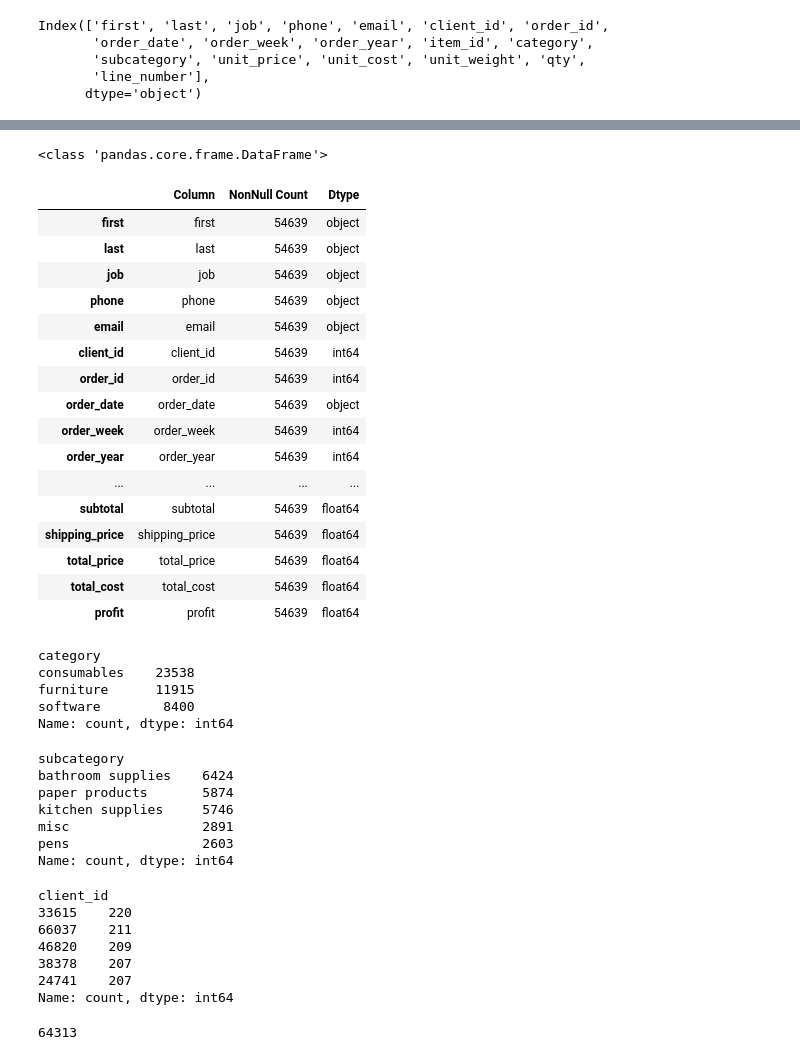
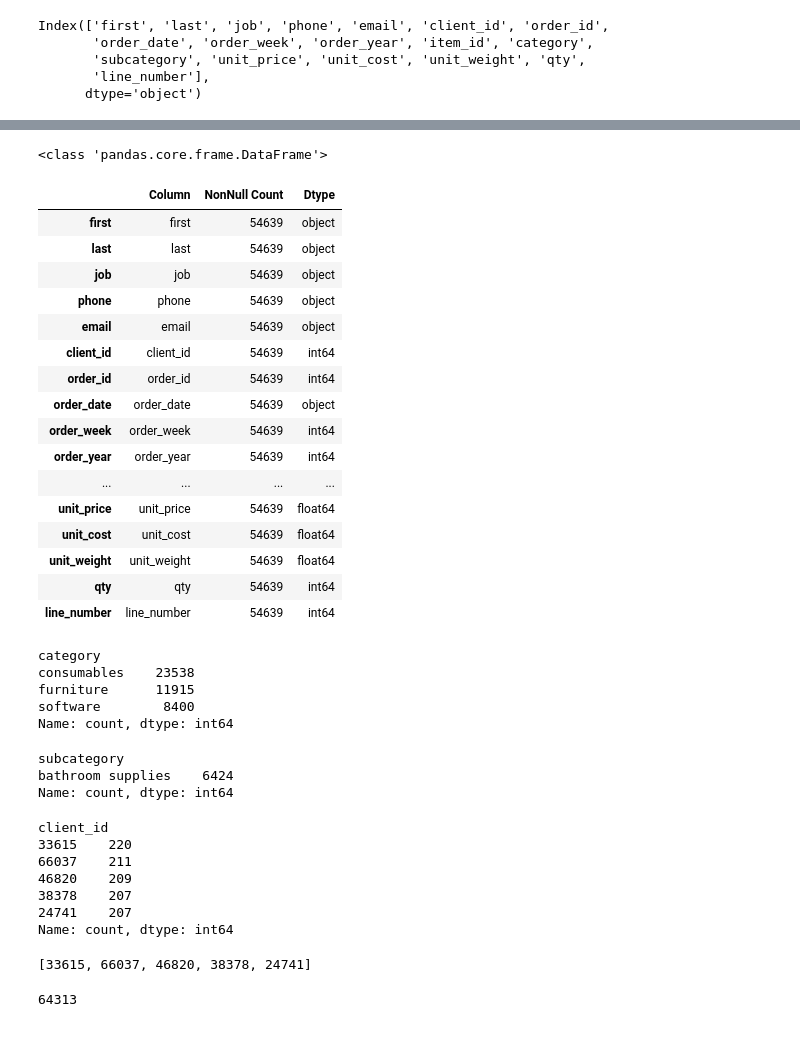
Before and after one commit to AndHol996/pandas-challenge-1, a Jupyter notebook: wholesale_data_analysis_starter_code.ipynb, the cells around one changed output, grey strips where cells are left out. Cells and saved outputs as stored; diff of their text form; code cells hidden in the pictures.

```diff
--- a/wholesale_data_analysis_starter_code.ipynb
+++ b/wholesale_data_analysis_starter_code.ipynb
@@ -39,33 +39,33 @@ dataset.describe()
 # %%
 # Use this space to do any additional research
 # and familiarize yourself with the data.
 d2=type(dataset)
 print(d2)
 d1=dataset.columns.values
 d3=dataset.dtypes
 d4=dataset.count(axis=0)
 dict={'Column': d1, 'NonNull Count':d4.values, "Dtype":d3 }
 dictdf=pd.DataFrame(dict)
-dictdf
+dictdf.head(len(dictdf))
 # %% [output]
 <class 'pandas.core.frame.DataFrame'>
 |  | Column | NonNull Count | Dtype |
 | first | first | 54639 | object |
 | last | last | 54639 | object |
 | job | job | 54639 | object |
 | phone | phone | 54639 | object |
 | email | email | 54639 | object |
 | client_id | client_id | 54639 | int64 |
 | order_id | order_id | 54639 | int64 |
 | order_date | order_date | 54639 | object |
 | order_week | order_week | 54639 | int64 |
 | order_year | order_year | 54639 | int64 |
 | ... | ... | ... | ... |
-| subtotal | subtotal | 54639 | float64 |
-| shipping_price | shipping_price | 54639 | float64 |
-| total_price | total_price | 54639 | float64 |
-| total_cost | total_cost | 54639 | float64 |
-| profit | profit | 54639 | float64 |
+| unit_price | unit_price | 54639 | float64 |
+| unit_cost | unit_cost | 54639 | float64 |
+| unit_weight | unit_weight | 54639 | float64 |
+| qty | qty | 54639 | int64 |
+| line_number | line_number | 54639 | int64 |
 # %%
 # What three item categories had the most entries?
 category_count=dataset.value_counts("category")
@@ -82,14 +82,10 @@ Name: count, dtype: int64
 subcat_df=dataset.loc[(dataset["category"]=="consumables") &
                           dataset["subcategory"],:]
 subval=subcat_df.value_counts("subcategory")
-subval.head()
+subval.head(1)
 # %% [output]
 subcategory
 bathroom supplies    6424
-paper products       5874
-kitchen supplies     5746
-misc                 2891
-pens                 2603
 Name: count, dtype: int64
 # %%
 # Which five clients had the most entries in the data?
@@ -109,7 +105,9 @@ Name: count, dtype: int64
 list=clients.index.to_list()
 n=5
 client_list=list[:n]
-#How to Get First N Items from a List in Python geeksforgeeks
-#print(client_list)
+#Influenced by https://www.geeksforgeeks.org/how-to-get-first-n-items-from-a-list-in-python/
+print(client_list)
+# %% [output]
+[33615, 66037, 46820, 38378, 24741]
 # %%
 # How many total units (the qty column) did the client with the most entries order order?
```
Also changed, not shown: parts of 9 cells of this notebook.
